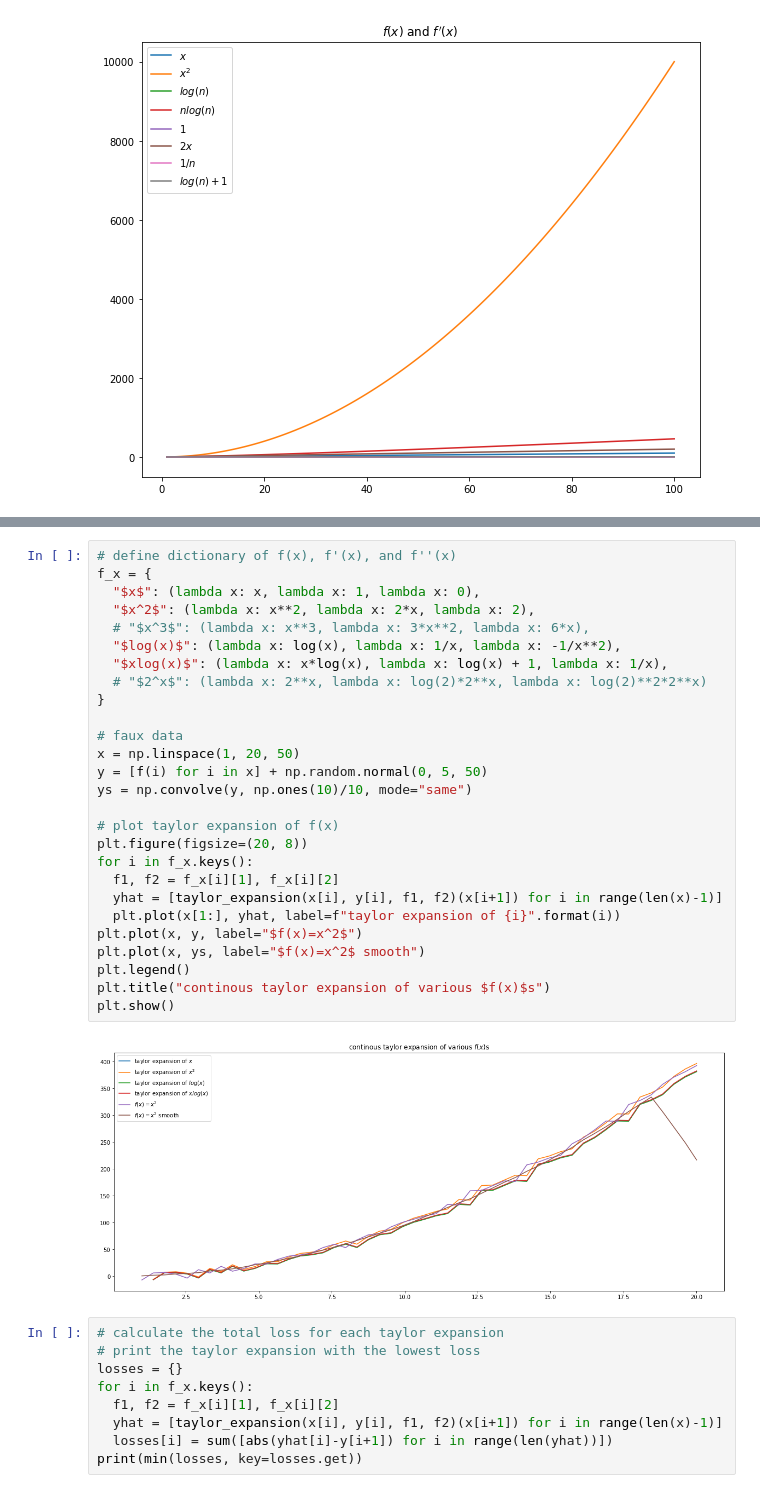
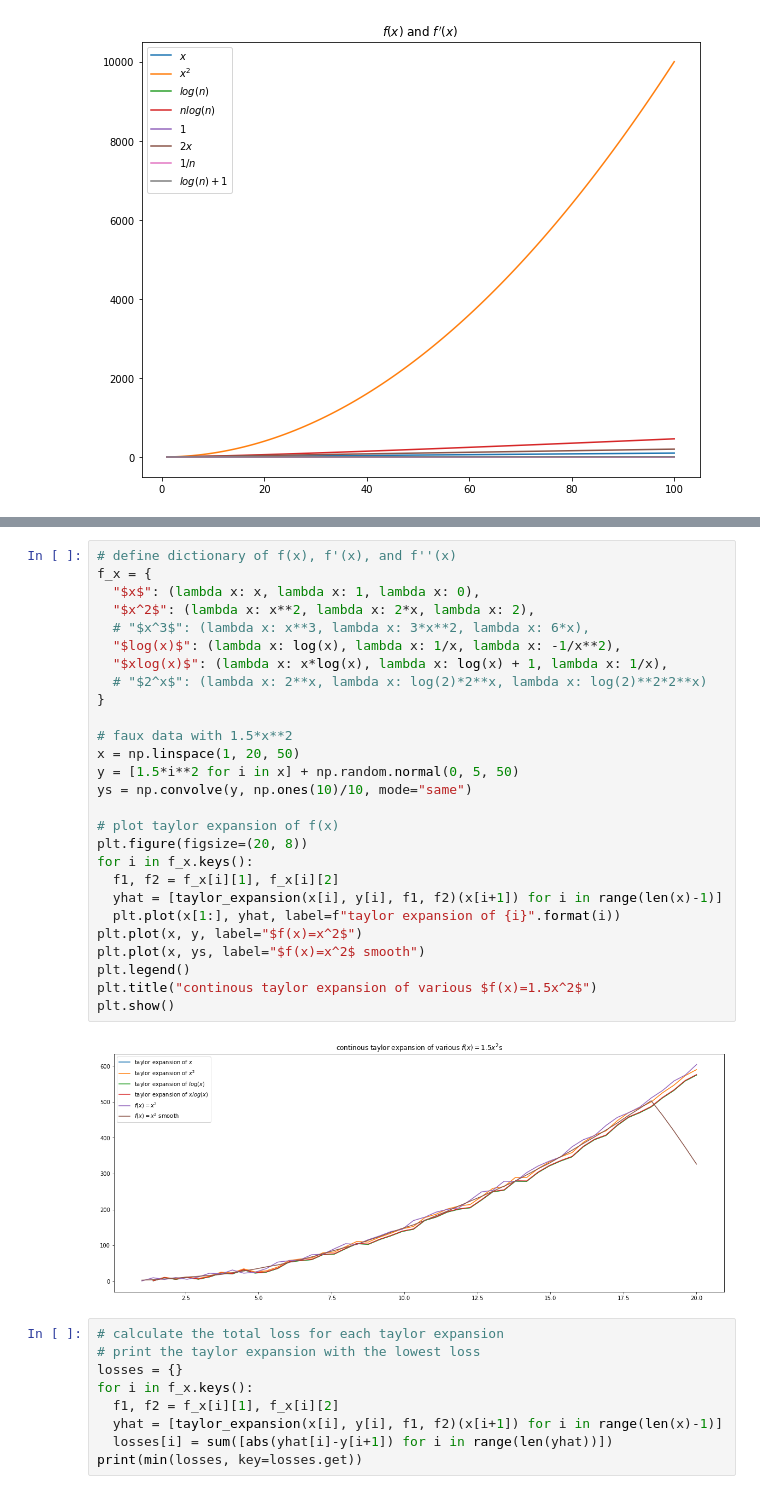
Before and after one commit to h3x4g0ns/py-chronos, a Jupyter notebook: explore.ipynb, the cells around one changed output, grey strips where cells are left out. Saved outputs shown, nothing was run; the diff lists cells and outputs as text.

```diff
--- a/explore.ipynb
+++ b/explore.ipynb
@@ -164,32 +164,32 @@ plt.show()
 # %%
 # define dictionary of f(x), f'(x), and f''(x)
 f_x = {
   "$x$": (lambda x: x, lambda x: 1, lambda x: 0),
   "$x^2$": (lambda x: x**2, lambda x: 2*x, lambda x: 2),
   # "$x^3$": (lambda x: x**3, lambda x: 3*x**2, lambda x: 6*x),
   "$log(x)$": (lambda x: log(x), lambda x: 1/x, lambda x: -1/x**2),
   "$xlog(x)$": (lambda x: x*log(x), lambda x: log(x) + 1, lambda x: 1/x),
   # "$2^x$": (lambda x: 2**x, lambda x: log(2)*2**x, lambda x: log(2)**2*2**x)
 }
 
-# faux data
+# faux data with 1.5*x**2
 x = np.linspace(1, 20, 50)
-y = [f(i) for i in x] + np.random.normal(0, 5, 50)
+y = [1.5*i**2 for i in x] + np.random.normal(0, 5, 50)
 ys = np.convolve(y, np.ones(10)/10, mode="same")
 
 # plot taylor expansion of f(x)
 plt.figure(figsize=(20, 8))
 for i in f_x.keys():
   f1, f2 = f_x[i][1], f_x[i][2]
   yhat = [taylor_expansion(x[i], y[i], f1, f2)(x[i+1]) for i in range(len(x)-1)]
   plt.plot(x[1:], yhat, label=f"taylor expansion of {i}".format(i))
 plt.plot(x, y, label="$f(x)=x^2$")
 plt.plot(x, ys, label="$f(x)=x^2$ smooth")
 plt.legend()
-plt.title("continous taylor expansion of various $f(x)$s")
+plt.title("continous taylor expansion of various $f(x)=1.5x^2$")
 plt.show()
 # %% [output]
-[figure, old version]
+[figure, new version]
 # %%
 # calculate the total loss for each taylor expansion
 # print the taylor expansion with the lowest loss
```
Also changed, not shown: parts of 8 cells of this notebook, 1 other file.
